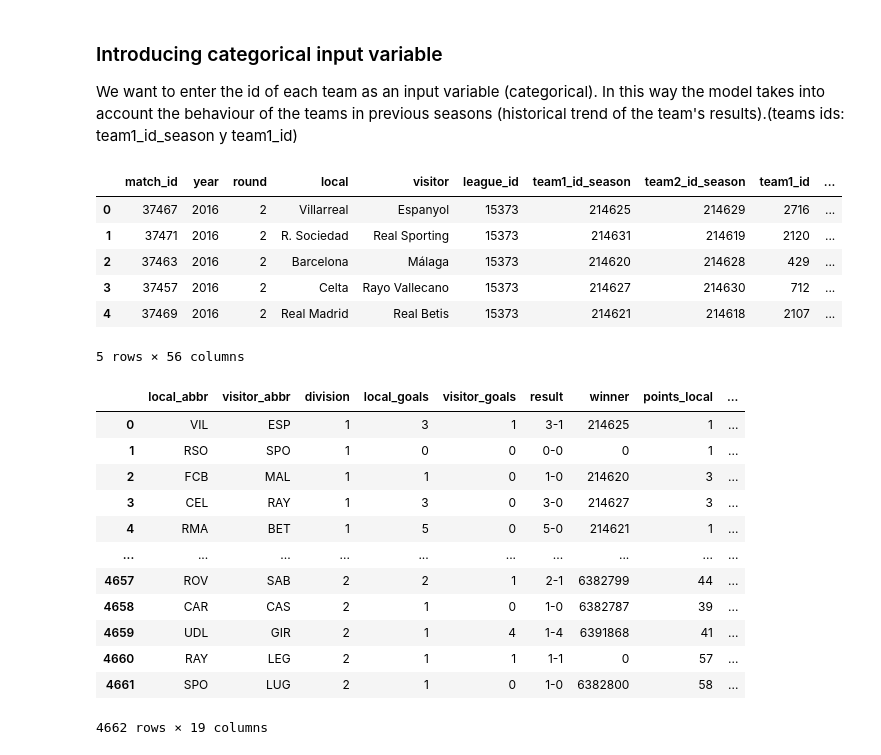
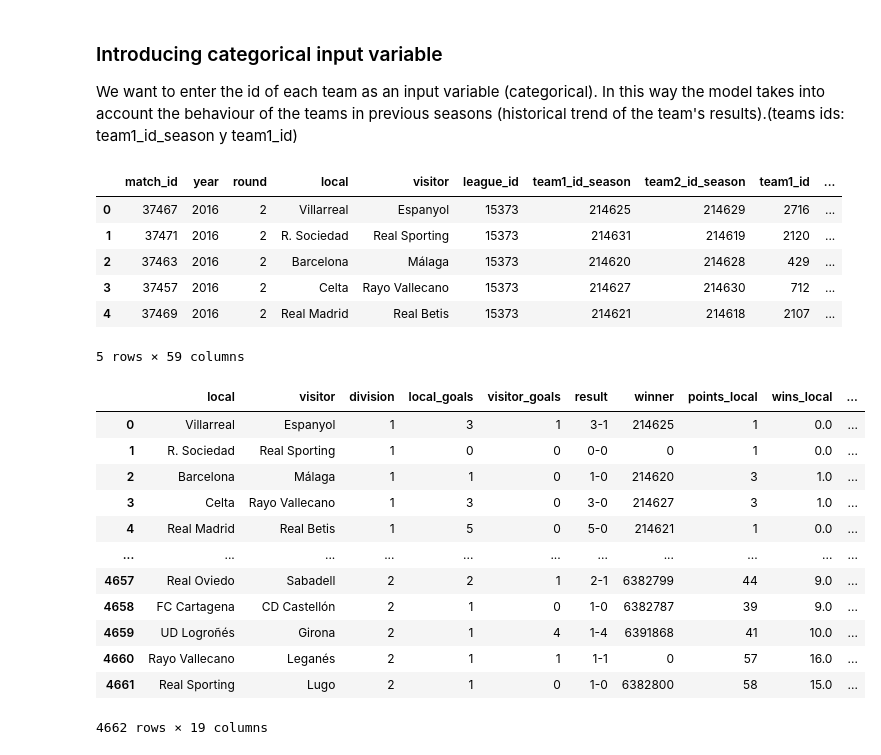
Before and after one commit to PabloMatus6/Spanish-LaLiga-Matchweek-Prediction, a Jupyter notebook: Data & Notebooks/06.- Feature Engineering.ipynb, the cells around one changed output. Drawn from its saved outputs; the diff is of its cells as text; code cells hidden in the pictures.

```diff
--- a/Data & Notebooks/06.- Feature Engineering.ipynb
+++ b/Data & Notebooks/06.- Feature Engineering.ipynb
@@ -180,6 +180,7 @@ df.tail()
 # %% [markdown]
 Creating new columns with the points accumulated int he last rounds from each team.
 # %%
+df['pts_last1_local'] = df.apply(lambda x: x['round-1_local'], axis=1)
 df['pts_last2_local'] = df.apply(lambda x: x['round-1_local'] + x['round-2_local'], axis=1)
-df['pts_last2_local'].head()
+df['pts_last2_local'].tail()
 # %% [output]
@@ -213,6 +214,7 @@ Name: round-2_local, Length: 4662, dtype: float64
 df['pts_last3_local'] = df.apply(lambda x: x['round-1_local'] + x['round-2_local'] + x['round-3_local'] , axis=1)
 df['pts_last4_local'] = df.apply(lambda x: x['round-1_local'] + x['round-2_local'] + x['round-3_local'] + x['round-4_local'] , axis=1)
 df['pts_last5_local'] = df.apply(lambda x: x['round-1_local'] + x['round-2_local'] + x['round-3_local'] + x['round-4_local'] + x['round-5_local'], axis=1)
+df['pts_last1_visitor'] = df.apply(lambda x: x['round-1_visitor'] , axis=1)
 df['pts_last2_visitor'] = df.apply(lambda x: x['round-1_visitor'] + x['round-2_visitor'] , axis=1)
 df['pts_last3_visitor'] = df.apply(lambda x: x['round-1_visitor'] + x['round-2_visitor'] + x['round-3_visitor']  , axis=1)
 df['pts_last4_visitor'] = df.apply(lambda x: x['round-1_visitor'] + x['round-2_visitor'] + x['round-3_visitor'] + x['round-4_visitor'] , axis=1)
@@ -237,6 +239,7 @@ df.tail(10)
 # %%
 df['pts_difference'] = df.apply(lambda x: x['points_local'] - x['points_visitor'] , axis=1)
 df['avg_difference'] = df.apply(lambda x: x['avg_local'] - x['avg_visitor'] , axis=1)
+df['pos_difference'] = df.apply(lambda x: x['pos_local'] - x['pos_visitor'] , axis=1)
 # %%
 df.head(5)
 # %% [output]
@@ -278,7 +263,7 @@ df.head(5)
 | 2 | 37463 | 2016 | 2 | Barcelona | Málaga | 15373 | 214620 | 214628 | 429 | ... |
 | 3 | 37457 | 2016 | 2 | Celta | Rayo Vallecano | 15373 | 214627 | 214630 | 712 | ... |
 | 4 | 37469 | 2016 | 2 | Real Madrid | Real Betis | 15373 | 214621 | 214618 | 2107 | ... |
-5 rows × 56 columns
+5 rows × 59 columns
 # %%
 local_encoded = pd.get_dummies(df['local'])
 local_encoded.columns = [item + "_local" for item in local_encoded.columns]
@@ -294,23 +279,23 @@ df_input = df_input.join(visitor_encoded)
 winner = df_input.pop('match_winner')
 df_input.insert(df_input.shape[1], 'match_winner', winner)
 # %%
-df_input[['local_abbr', 'visitor_abbr', 'division', 'local_goals',
+df_input[['local', 'visitor', 'division', 'local_goals',
        'visitor_goals', 'result', 'winner', 'points_local', 'wins_local',
        'draws_local', 'losses_local', 'gf_local', 'ga_local', 'avg_local',
        'pos_local', 'form_local', 'points_visitor', 'wins_visitor',
        'draws_visitor']]
 # %% [output]
-|  | local_abbr | visitor_abbr | division | local_goals | visitor_goals | result | winner | points_local | ... |
-| 0 | VIL | ESP | 1 | 3 | 1 | 3-1 | 214625 | 1 | ... |
-| 1 | RSO | SPO | 1 | 0 | 0 | 0-0 | 0 | 1 | ... |
-| 2 | FCB | MAL | 1 | 1 | 0 | 1-0 | 214620 | 3 | ... |
-| 3 | CEL | RAY | 1 | 3 | 0 | 3-0 | 214627 | 3 | ... |
-| 4 | RMA | BET | 1 | 5 | 0 | 5-0 | 214621 | 1 | ... |
-| ... | ... | ... | ... | ... | ... | ... | ... | ... | ... |
-| 4657 | ROV | SAB | 2 | 2 | 1 | 2-1 | 6382799 | 44 | ... |
-| 4658 | CAR | CAS | 2 | 1 | 0 | 1-0 | 6382787 | 39 | ... |
-| 4659 | UDL | GIR | 2 | 1 | 4 | 1-4 | 6391868 | 41 | ... |
-| 4660 | RAY | LEG | 2 | 1 | 1 | 1-1 | 0 | 57 | ... |
-| 4661 | SPO | LUG | 2 | 1 | 0 | 1-0 | 6382800 | 58 | ... |
+|  | local | visitor | division | local_goals | visitor_goals | result | winner | points_local | wins_local | ... |
+| 0 | Villarreal | Espanyol | 1 | 3 | 1 | 3-1 | 214625 | 1 | 0.0 | ... |
+| 1 | R. Sociedad | Real Sporting | 1 | 0 | 0 | 0-0 | 0 | 1 | 0.0 | ... |
+| 2 | Barcelona | Málaga | 1 | 1 | 0 | 1-0 | 214620 | 3 | 1.0 | ... |
+| 3 | Celta | Rayo Vallecano | 1 | 3 | 0 | 3-0 | 214627 | 3 | 1.0 | ... |
+| 4 | Real Madrid | Real Betis | 1 | 5 | 0 | 5-0 | 214621 | 1 | 0.0 | ... |
+| ... | ... | ... | ... | ... | ... | ... | ... | ... | ... | ... |
+| 4657 | Real Oviedo | Sabadell | 2 | 2 | 1 | 2-1 | 6382799 | 44 | 9.0 | ... |
+| 4658 | FC Cartagena | CD Castellón | 2 | 1 | 0 | 1-0 | 6382787 | 39 | 9.0 | ... |
+| 4659 | UD Logroñés | Girona | 2 | 1 | 4 | 1-4 | 6391868 | 41 | 10.0 | ... |
+| 4660 | Rayo Vallecano | Leganés | 2 | 1 | 1 | 1-1 | 0 | 57 | 16.0 | ... |
+| 4661 | Real Sporting | Lugo | 2 | 1 | 0 | 1-0 | 6382800 | 58 | 15.0 | ... |
 4662 rows × 19 columns
 # %%
```
Also changed, not shown: parts of 15 cells of this notebook, 16 other files.
